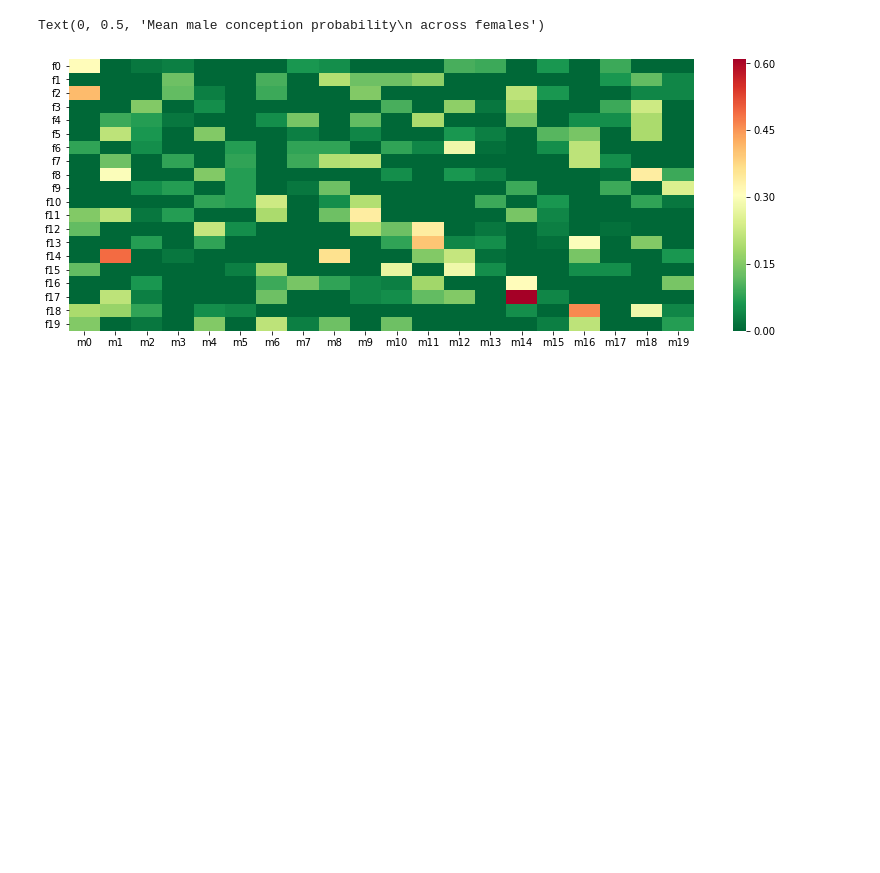
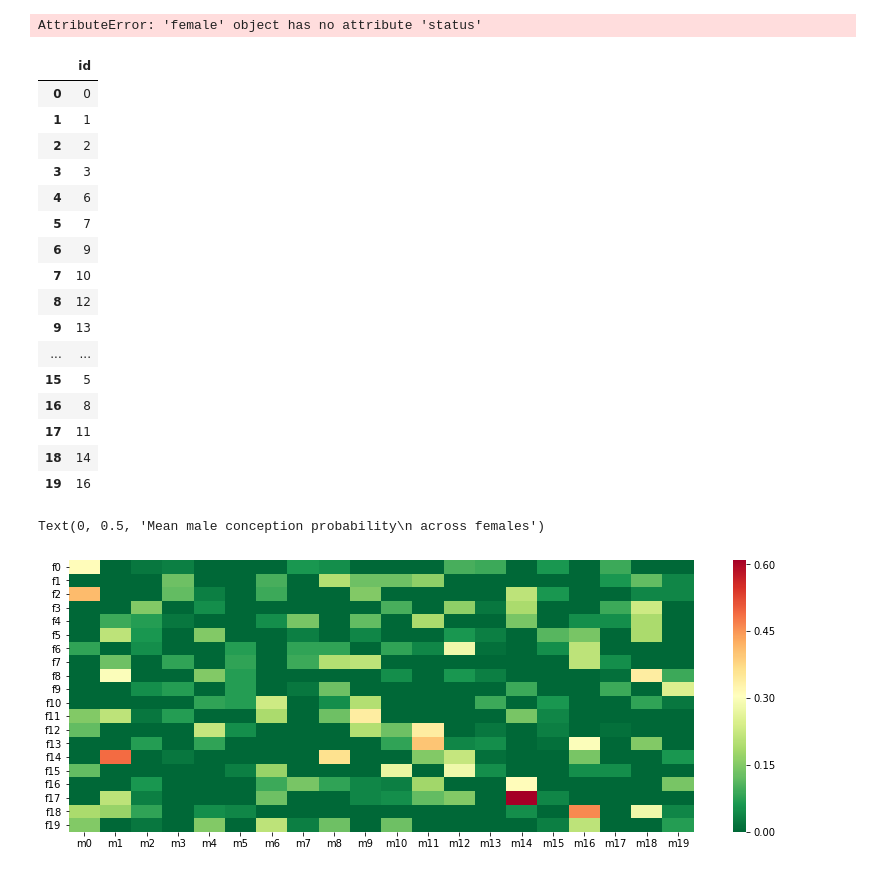
Before and after one commit to kevinrosenfield/FertilitySignalsABM, a Jupyter notebook: pymate_tests.ipynb, the cells around one changed output. Cells and saved outputs as stored; diff of their text form; code cells hidden in the pictures; blank space fills up the shorter version.

```diff
--- a/pymate_tests.ipynb
+++ b/pymate_tests.ipynb
@@ -95,3 +63,41 @@ male_data = pyMate.pd.DataFrame([{}])
+# %%
+all_females = pymate.np.concatenate([
+    pymate.np.array(model.groups[0].females_not_yet_cycling),
+    pymate.np.array(model.groups[0].females_cycling),
+    pymate.np.array(model.groups[0].females_finished_cycling)
+])
+
+female_data = pyMate.pd.DataFrame({
+    'id': [f.id for f in all_females],
+    'status': [f.status for f in all_females],
+    'days until cycling': [f.days_until_cycling for f in all_females],
+    'days until conception': [f.days_until_conception for f in all_females],
+    'conception probability': [f.conception_probability for f in all_females]
+})
+
+male_data = pyMate.pd.DataFrame([{}])
+# %% [output]
+AttributeError: 'female' object has no attribute 'status'
+# %%
+female_data
+# %% [output]
+|  | id |
+| 0 | 0 |
+| 1 | 1 |
+| 2 | 2 |
+| 3 | 3 |
+| 4 | 6 |
+| 5 | 7 |
+| 6 | 9 |
+| 7 | 10 |
+| 8 | 12 |
+| 9 | 13 |
+| ... | ... |
+| 15 | 5 |
+| 16 | 8 |
+| 17 | 11 |
+| 18 | 14 |
+| 19 | 16 |
 # %%
 pyMate.plt.figure(figsize = (14,5))
 fig = pyMate.sns.heatmap(a,cmap='RdYlGn_r')
```
Also changed, not shown: parts of 8 cells of this notebook, 1 other file.
